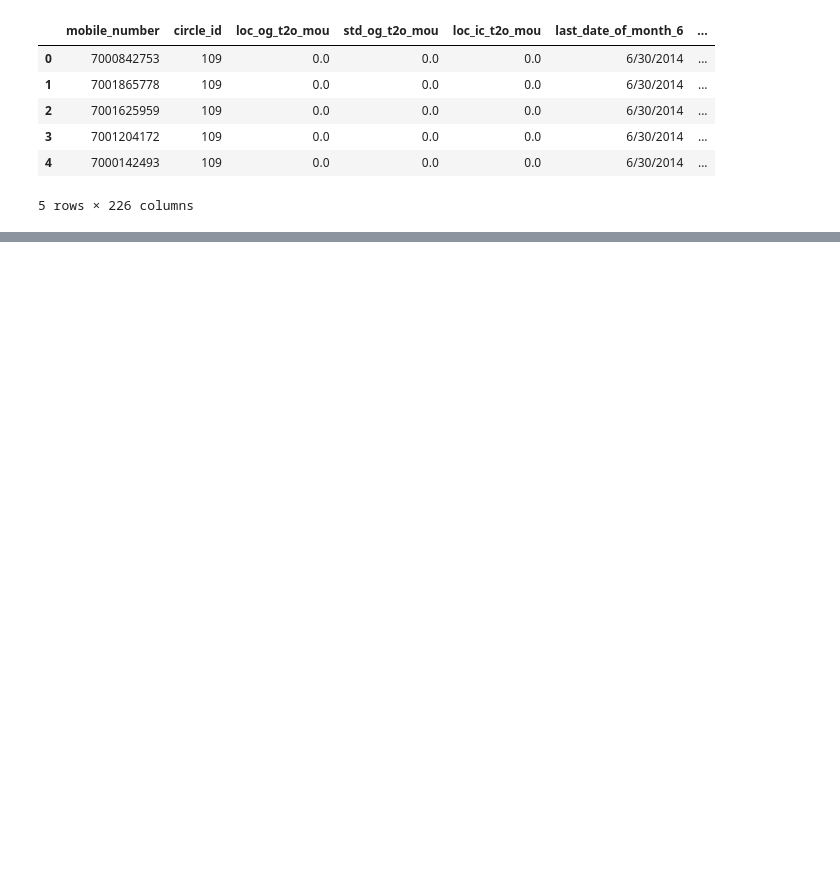
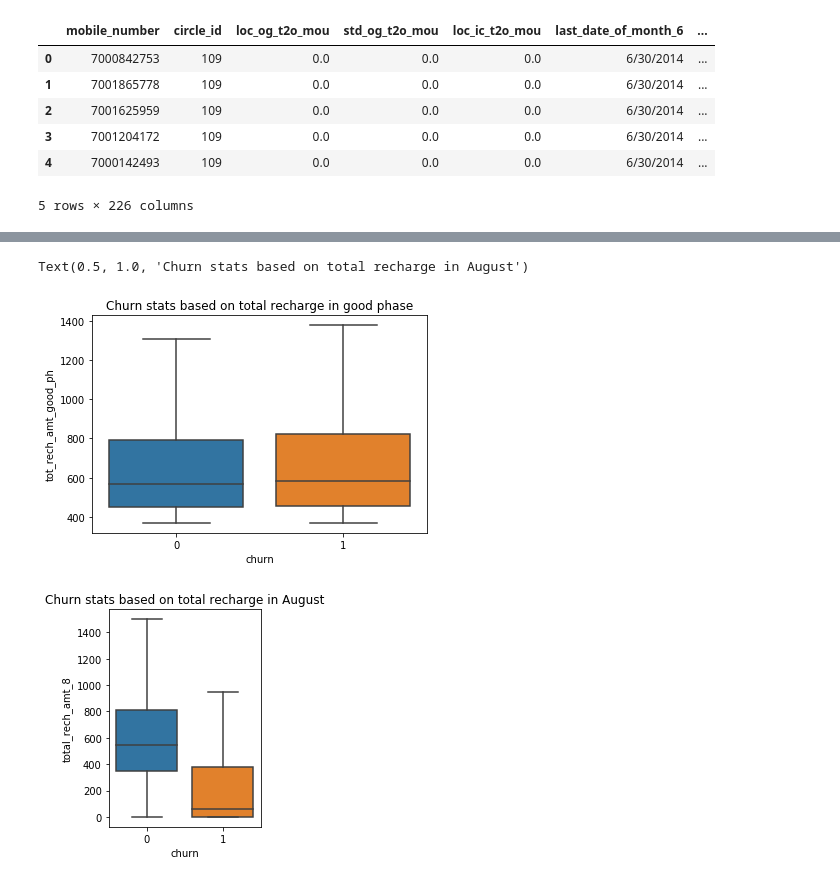
Before and after one commit to anilvarmab/churn_case-study_1, a Jupyter notebook: telecom_churn_case_study_Anil.ipynb, the cells around one changed output, grey strips where cells are left out. Drawn from its saved outputs; the diff is of its cells as text; code cells hidden in the pictures; blank space fills up the shorter version.

```diff
--- a/telecom_churn_case_study_Anil.ipynb
+++ b/telecom_churn_case_study_Anil.ipynb
@@ -406,0 +778,15 @@ Text(0.5, 1.0, 'Churn stats based on total recharge on month 9')
+# %%
+#Churn stats based on monthly Total recharge
+plt.figure(1)
+plt.subplot(1,1, 1)
+sns.boxplot(x=master_frame_HVC.churn, y="tot_rech_amt_good_ph", data=master_frame_HVC, showfliers=False)
+plt.title("Churn stats based on total recharge in good phase")
+
+plt.figure(2)
+plt.subplot(1, 2, 2)
+sns.boxplot(x=master_frame_HVC.churn, y="total_rech_amt_8", data=master_frame_HVC, showfliers=False)
+plt.title("Churn stats based on total recharge in August")
+# %% [output]
+Text(0.5, 1.0, 'Churn stats based on total recharge in August')
+[figure, added]
+[figure, added]
```
Also changed, not shown: parts of 94 cells of this notebook.
